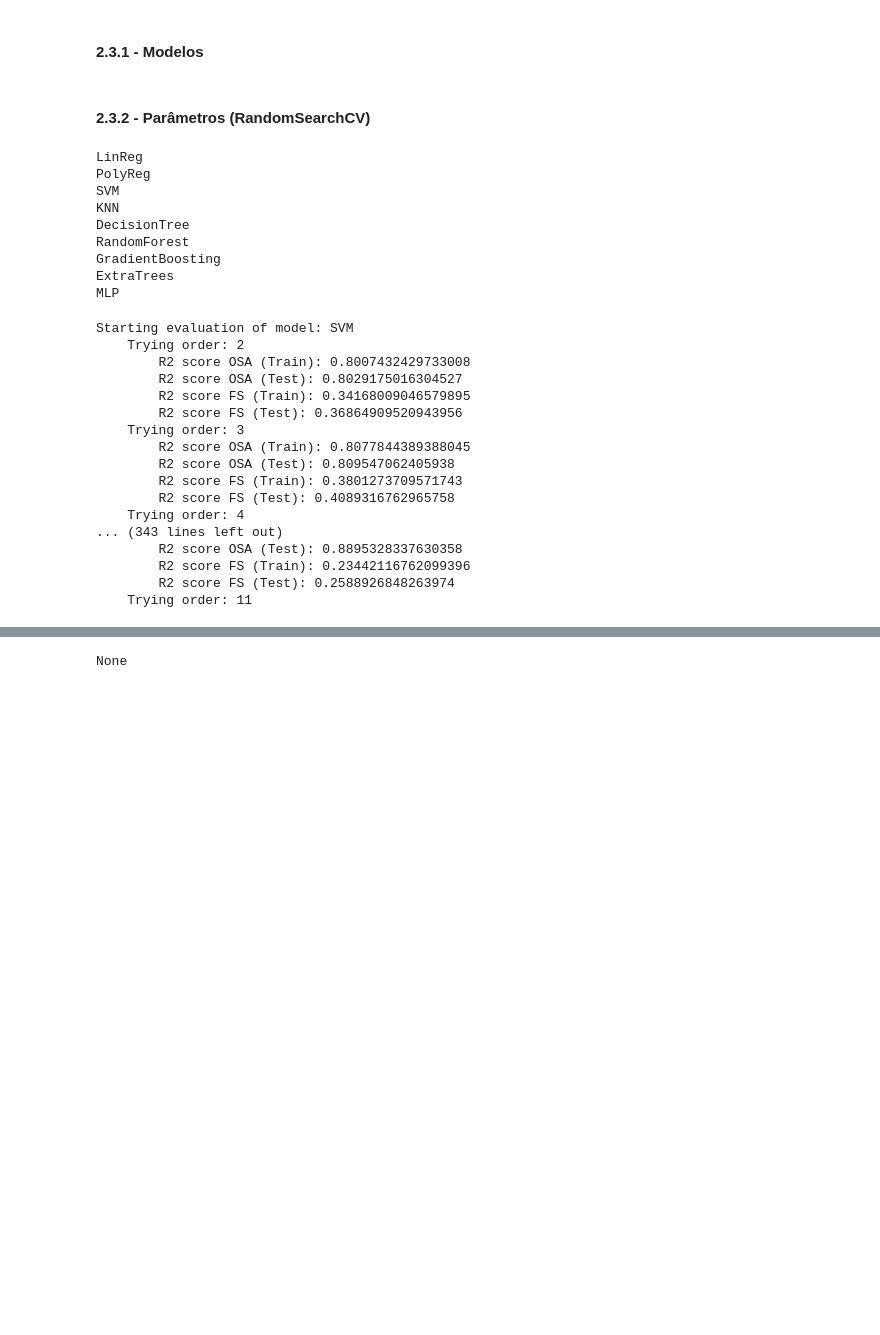
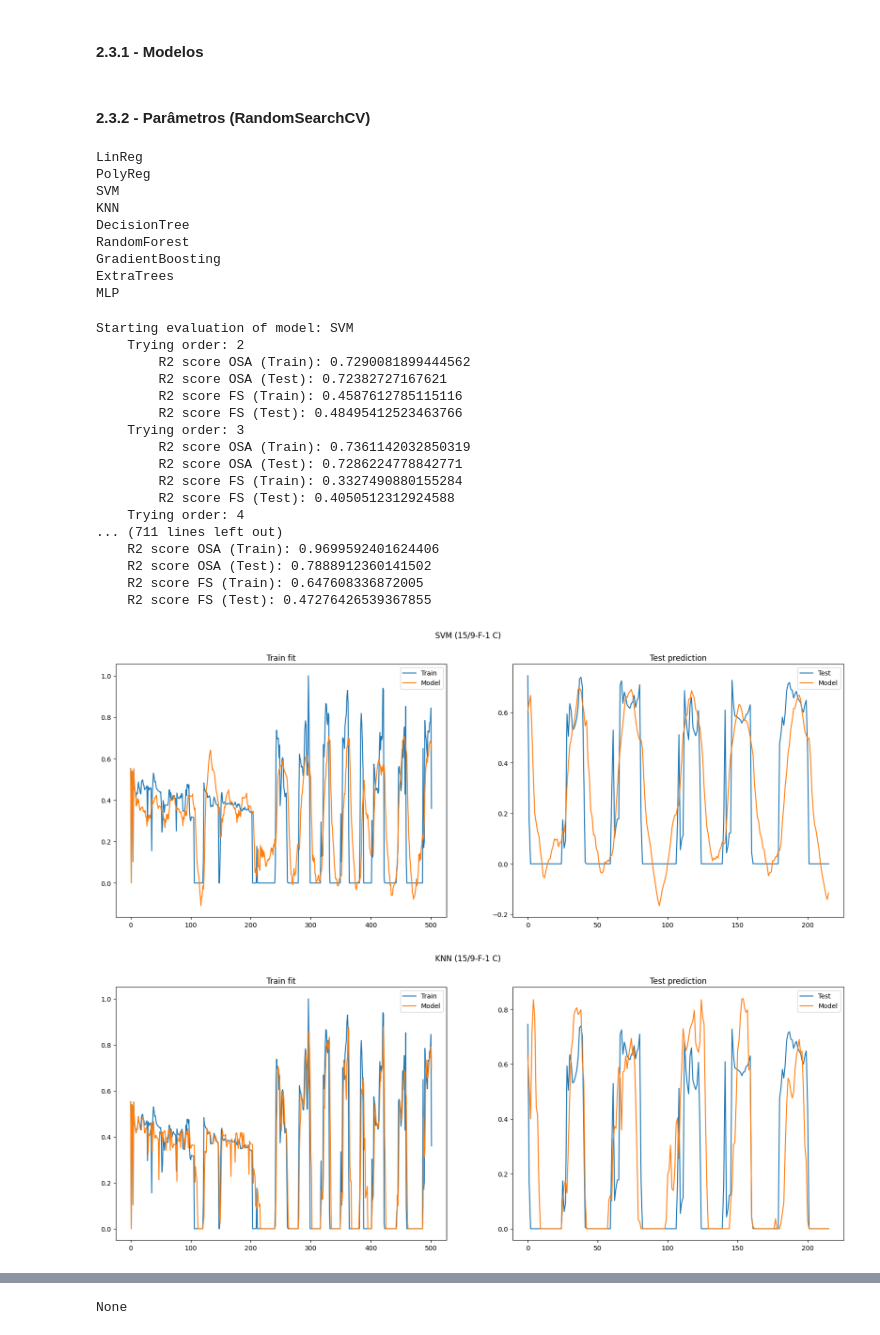
Before and after one commit to prj-phcp/sklearn-sid, a Jupyter notebook: Volve-Dataset/IntegratedSISO-Seasonal2.EXPORT.W1.ipynb, the cells around one changed output, grey strips where cells are left out. Drawn from its saved outputs; the diff is of its cells as text; code cells hidden in the pictures; blank space fills up the shorter version.

```diff
--- a/Volve-Dataset/IntegratedSISO-Seasonal2.EXPORT.W1.ipynb
+++ b/Volve-Dataset/IntegratedSISO-Seasonal2.EXPORT.W1.ipynb
@@ -433,7 +435,7 @@ MLP
 
 #fig, axs = plt.subplots(ncols=2, nrows=n_models, figsize=(25,n_models*7))
 orders = range(2,21)
-prefix = 'SISO-FFT2.W1'
+prefix = 'SISO-Seasonal.W1'
 #Loop principal, iterando sobre as listas
 for model in models[2:]:
 
@@ -511,43 +513,45 @@ for model in models[2:]:
     print('    R2 score FS (Test):', best_r2_te_fs)
 
     hist = ax[0].plot(y_tr.sum(axis=1), label='Train')
     hist = ax[0].plot(best_model.predict(X1_tr, y=y_tr).sum(axis=1), label='Model')
     ax[0].set_title(f'Train fit')
     ax[0].legend()
     hist = ax[1].plot(y_te[n_train:,:].sum(axis=1), label='Test')
     hist = ax[1].plot(best_model.predict(X1_te, y=y_te)[n_train:,:].sum(axis=1), label='Model')
     ax[1].set_title(f'Test prediction')
     ax[1].legend()
     fig.suptitle(f'{model_name} ({case})')
     fig.savefig(os.path.join(os.getcwd(),'outputs', 'test_runs',f'{prefix}_{model_name}.pdf'))
     print()
 
     results['MODEL'].append(model_name)
     results['ORDER'].append(best_order)
     results['R2 TRAIN OSA'].append(best_r2_tr_osa)
     results['R2 TEST OSA'].append(best_r2_te_osa)
     results['R2 TRAIN FS'].append(best_r2_tr_fs)
     results['R2 TEST FS'].append(best_r2_te_fs)
     results['MODEL OBJ'].append(best_model)
     try:
         results['PARS'].append(None)
     except Exception:
         results['PARS'].append(best_model.final_model)
 # %% [output]
 Starting evaluation of model: SVM
     Trying order: 2
-        R2 score OSA (Train): 0.8007432429733008
-        R2 score OSA (Test): 0.8029175016304527
-        R2 score FS (Train): 0.34168009046579895
-        R2 score FS (Test): 0.36864909520943956
+        R2 score OSA (Train): 0.7290081899444562
+        R2 score OSA (Test): 0.72382727167621
+        R2 score FS (Train): 0.4587612785115116
+        R2 score FS (Test): 0.48495412523463766
     Trying order: 3
-        R2 score OSA (Train): 0.8077844389388045
-        R2 score OSA (Test): 0.809547062405938
-        R2 score FS (Train): 0.3801273709571743
-        R2 score FS (Test): 0.4089316762965758
+        R2 score OSA (Train): 0.7361142032850319
+        R2 score OSA (Test): 0.7286224778842771
+        R2 score FS (Train): 0.3327490880155284
+        R2 score FS (Test): 0.4050512312924588
     Trying order: 4
-... (343 lines left out)
-        R2 score OSA (Test): 0.8895328337630358
-        R2 score FS (Train): 0.23442116762099396
-        R2 score FS (Test): 0.2588926848263974
-    Trying order: 11
+... (711 lines left out)
+    R2 score OSA (Train): 0.9699592401624406
+    R2 score OSA (Test): 0.7888912360141502
+    R2 score FS (Train): 0.647608336872005
+    R2 score FS (Test): 0.47276426539367855
+[figure, added]
+[figure, added]
```
Also changed, not shown: parts of 7 cells of this notebook, 24 other files.
